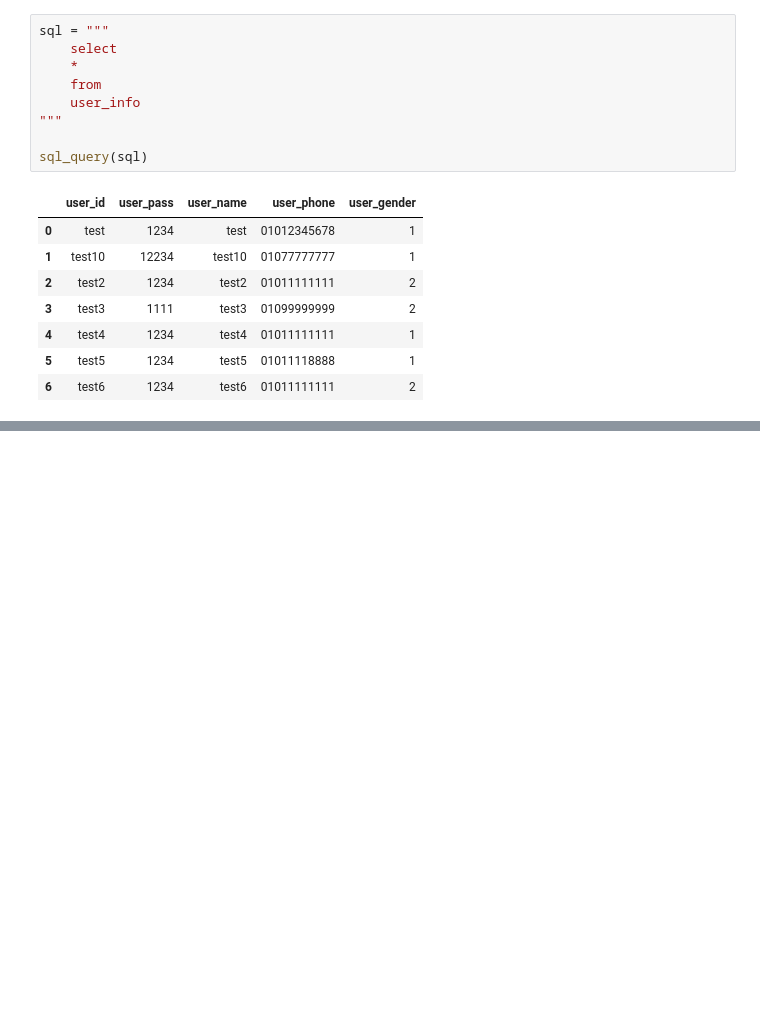
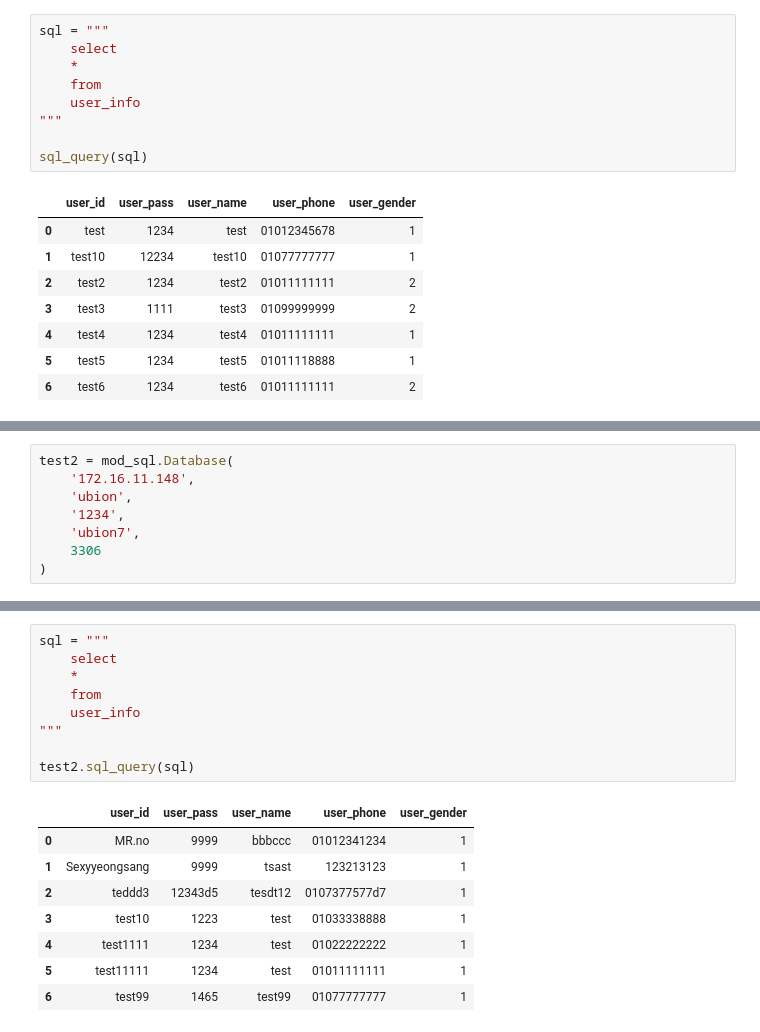
Before and after one commit to shoni0325/basic_python, a Jupyter notebook: shoni_python/230417/23_python_sql.ipynb, the cells around one changed output, grey strips where cells are left out. Cells and saved outputs as stored; diff of their text form; blank space fills up the shorter version.

```diff
--- a/shoni_python/230417/23_python_sql.ipynb
+++ b/shoni_python/230417/23_python_sql.ipynb
@@ -225,0 +254,8 @@ import mod_sql
+# %%
+test2 = mod_sql.Database(
+    '172.16.11.148',
+    'ubion',
+    '1234',
+    'ubion7',
+    3306
+)
@@ -225,0 +290,18 @@ import mod_sql
+# %%
+sql = """
+    select
+    *
+    from
+    user_info
+"""
+
+test2.sql_query(sql)
+# %% [output]
+|  | user_id | user_pass | user_name | user_phone | user_gender |
+| 0 | MR.no | 9999 | bbbccc | 01012341234 | 1 |
+| 1 | Sexyyeongsang | 9999 | tsast | 123213123 | 1 |
+| 2 | teddd3 | 12343d5 | tesdt12 | 0107377577d7 | 1 |
+| 3 | test10 | 1223 | test | 01033338888 | 1 |
+| 4 | test1111 | 1234 | test | 01022222222 | 1 |
+| 5 | test11111 | 1234 | test | 01011111111 | 1 |
+| 6 | test99 | 1465 | test99 | 01077777777 | 1 |
```
Also changed, not shown: parts of 26 cells of this notebook, 1 other file.
